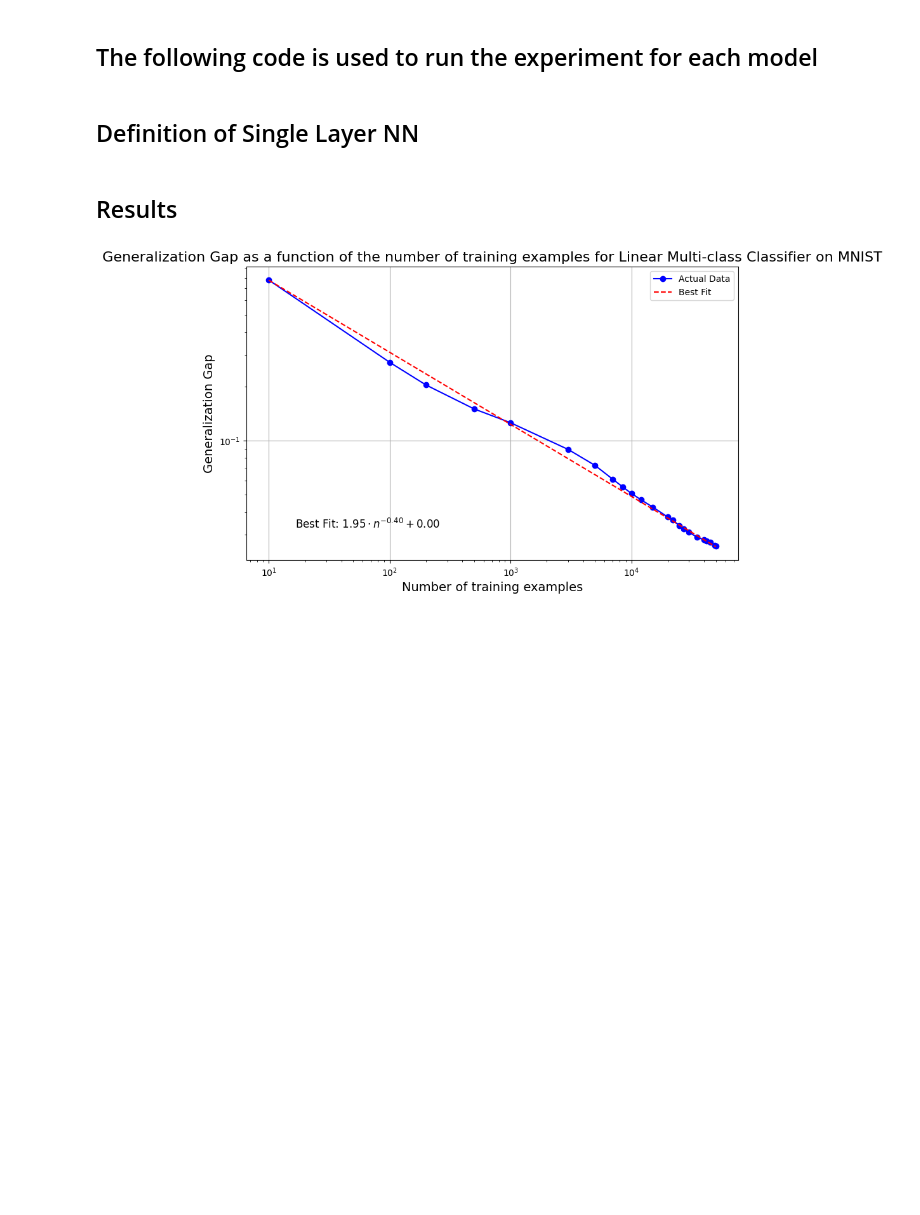
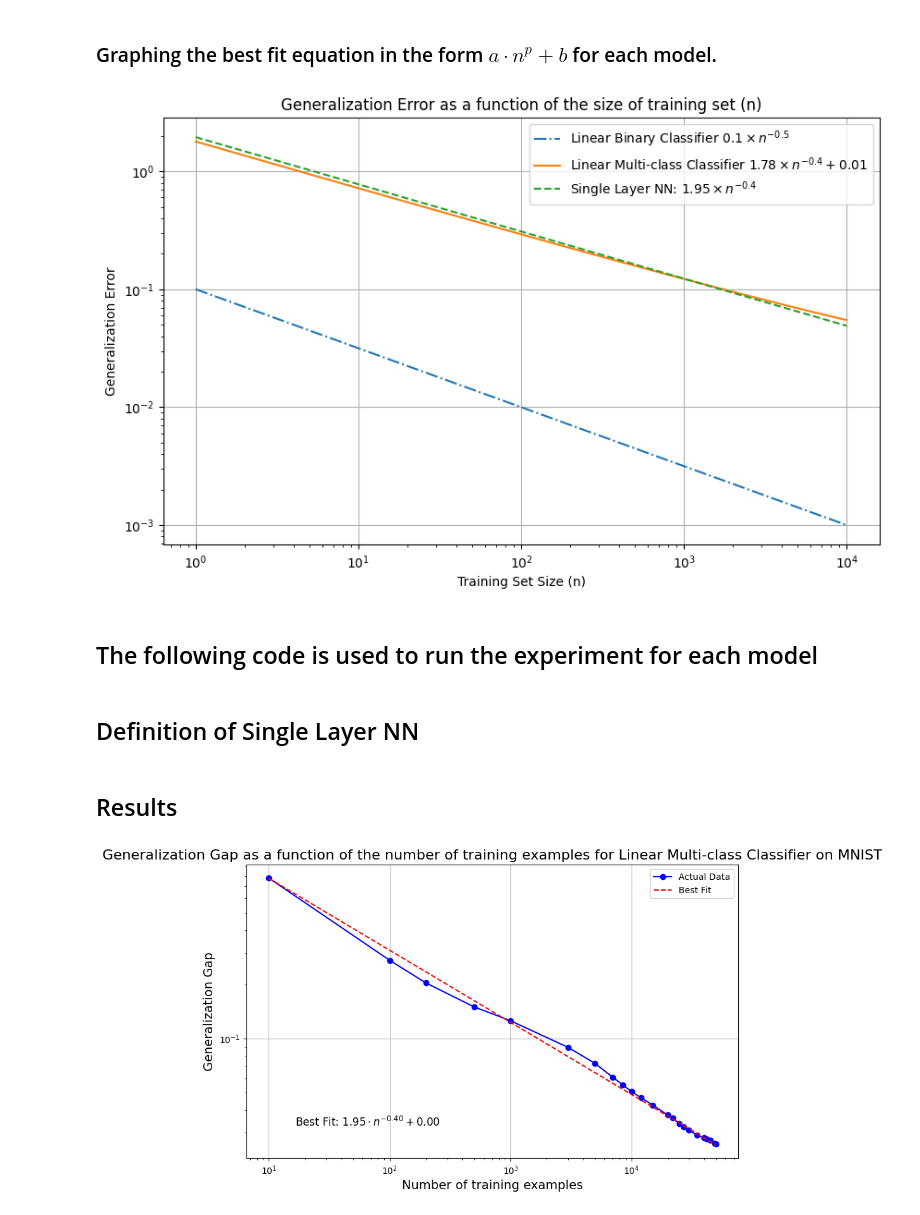
Before and after one commit to jacksonkunde/generalization_bounds, a Jupyter notebook: generalization_bounds.ipynb, the cells around one changed output. Saved outputs shown, nothing was run; the diff lists cells and outputs as text; code cells hidden in the pictures; blank space fills up the shorter version.

Commit message:
adding static images and adding plot of theoretical models for gen_bounds

```diff
--- a/generalization_bounds.ipynb
+++ b/generalization_bounds.ipynb
@@ -14,3 +13,31 @@ device(type='cpu')
+# %% [markdown]
+###  Graphing the best fit equation in the form $a \cdot n^{p} + b$ for each model.
+# %%
+# Define the range of values for n
+n_values = np.logspace(0, 4, 100)
+
+# Calculate y-values for each equation
+y1_values = 0.1 * n_values**(-0.5)
+y2_values = 1.78 * n_values**(-0.4) + 0.01
+y3_values = 1.95 * n_values**(-0.4)
+
+# Plot the equations on a log-log scale graph
+plt.figure(figsize=(10, 6))
+plt.loglog(n_values, y1_values, label='Linear Binary Classifier $0.1 \\times n^{-0.5}$', linestyle='-.')
+plt.loglog(n_values, y2_values, label='Linear Multi-class Classifier $1.78 \\times n^{-0.4} + 0.01$')
+plt.loglog(n_values, y3_values, label='Single Layer NN: $1.95 \\times n^{-0.4}$', linestyle='--')
+
+# Add labels and legend
+plt.xlabel('Training Set Size (n)')
+plt.ylabel('Generalization Error')
+plt.title('Generalization Error as a function of the size of training set (n)')
+plt.legend()
+
+# Show plot
+plt.grid(True)
+plt.show()
+# %% [output]
+[figure, added]
 # %% [markdown]
 ## The following code is used to run the experiment for each model
 # %%
```
Also changed, not shown: parts of 3 cells of this notebook, 10 other files.
